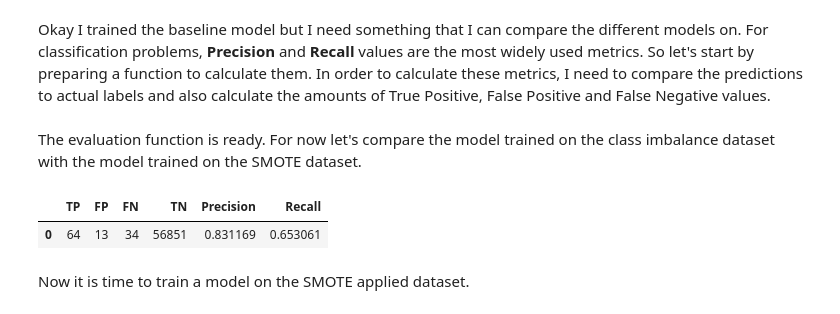
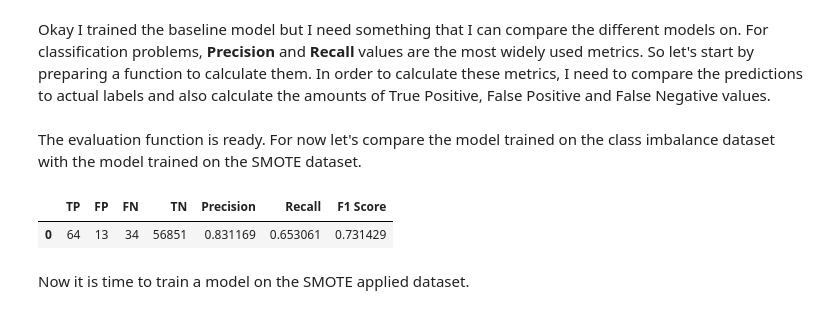
Before and after one commit to DoubleCyclone/Credit-Card-Fraud-Detection, a Jupyter notebook: notebooks/credit_card_fraud_detection.ipynb, the cells around one changed output. Cells and saved outputs as stored; diff of their text form; code cells hidden in the pictures.

Commit message:
Fixed wrong model usage. Added F1 Scores. Plotted Precision-Recall curves, ROC curves, Confusion matrices

```diff
--- a/notebooks/credit_card_fraud_detection.ipynb
+++ b/notebooks/credit_card_fraud_detection.ipynb
@@ -386,7 +392,7 @@ model_baseline, pred_lr_baseline = train_model(X_train_scaled, X_test_scaled, y_
 # %% [markdown]
 Okay I trained the baseline model but I need something that I can compare the different models on. For classification problems, **Precision** and **Recall** values are the most widely used metrics. So let's start by preparing a function to calculate them. In order to calculate these metrics, I need to compare the predictions to actual labels and also calculate the amounts of True Positive, False Positive and False Negative values.
 # %%
-def calculate_pr(predictions, actual) :
+def calculate_metrics(predictions, actual) :
 
   # Must be the same size
   if len(predictions) != len(actual):
@@ -409,6 +415,7 @@ def calculate_pr(predictions, actual) :
 
   precision = tp / (tp + fp) if (tp + fp) > 0 else 0
   recall = tp / (tp + fn) if (tp + fn) > 0 else 0
+  f1 = (2 * precision * recall) / (precision + recall) if (precision + recall) > 0 else 0
 
   # Create a metrics dataframe
   metrics = pd.DataFrame({
@@ -417,7 +424,8 @@ def calculate_pr(predictions, actual) :
       "FN": [fn],
       "TN": [tn],
       "Precision": [precision],
-      "Recall": [recall]
+      "Recall": [recall],
+      "F1 Score": [f1]
   })
 
   return metrics
@@ -425,13 +433,13 @@ def calculate_pr(predictions, actual) :
 The evaluation function is ready. For now let's compare the model trained on the class imbalance dataset with the model trained on the SMOTE dataset.
 # %%
 # Calculate the baseline model's metrics
-metrics_lr_baseline = calculate_pr(pred_lr_baseline, y_test.values.ravel())
+metrics_lr_baseline = calculate_metrics(pred_lr_baseline, y_test.values.ravel())
 
 # Show metrics
 metrics_lr_baseline.head()
 # %% [output]
-|  | TP | FP | FN | TN | Precision | Recall |
-| 0 | 64 | 13 | 34 | 56851 | 0.831169 | 0.653061 |
+|  | TP | FP | FN | TN | Precision | Recall | F1 Score |
+| 0 | 64 | 13 | 34 | 56851 | 0.831169 | 0.653061 | 0.731429 |
 # %% [markdown]
 Now it is time to train a model on the SMOTE applied dataset.
 # %%
```
Also changed, not shown: parts of 28 cells of this notebook.
